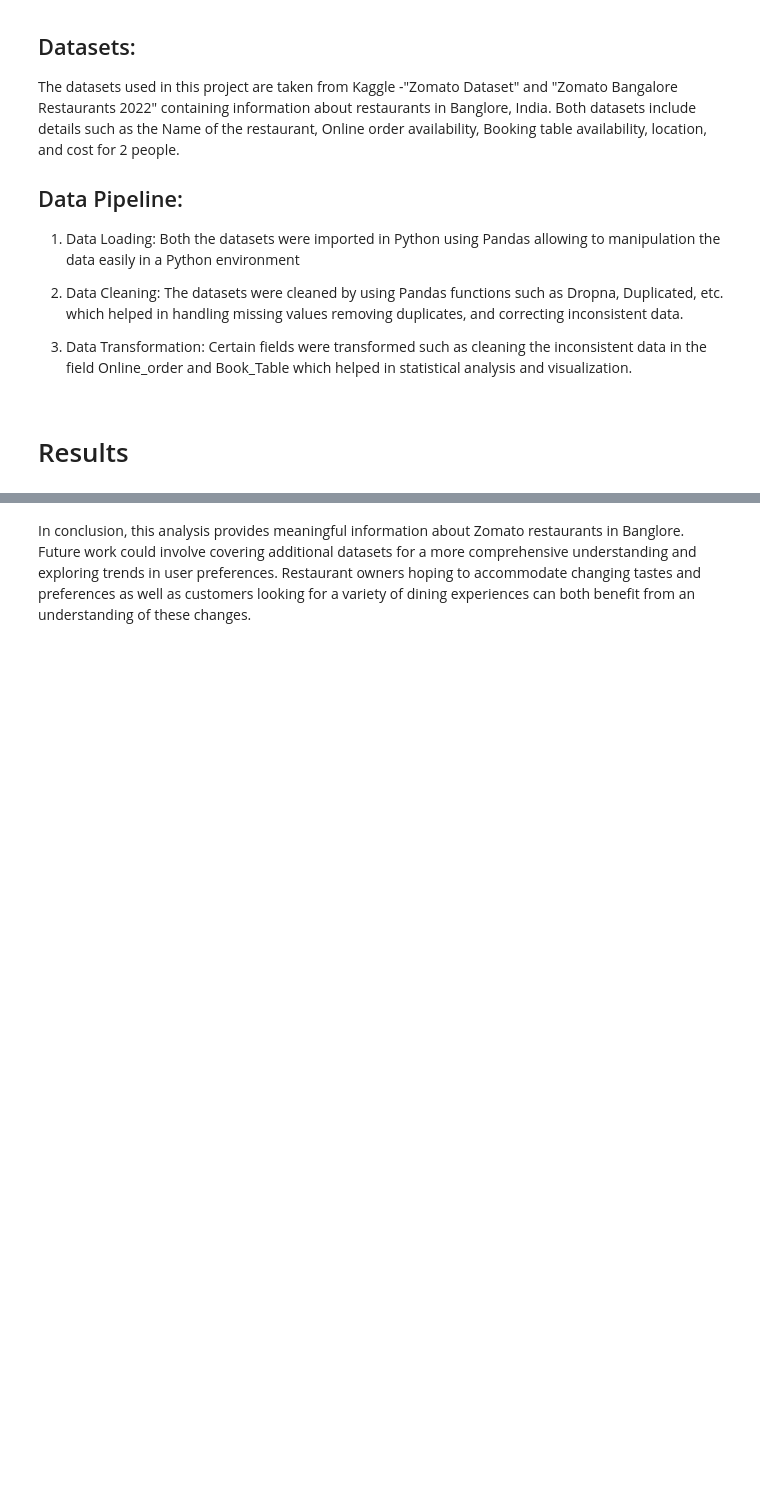
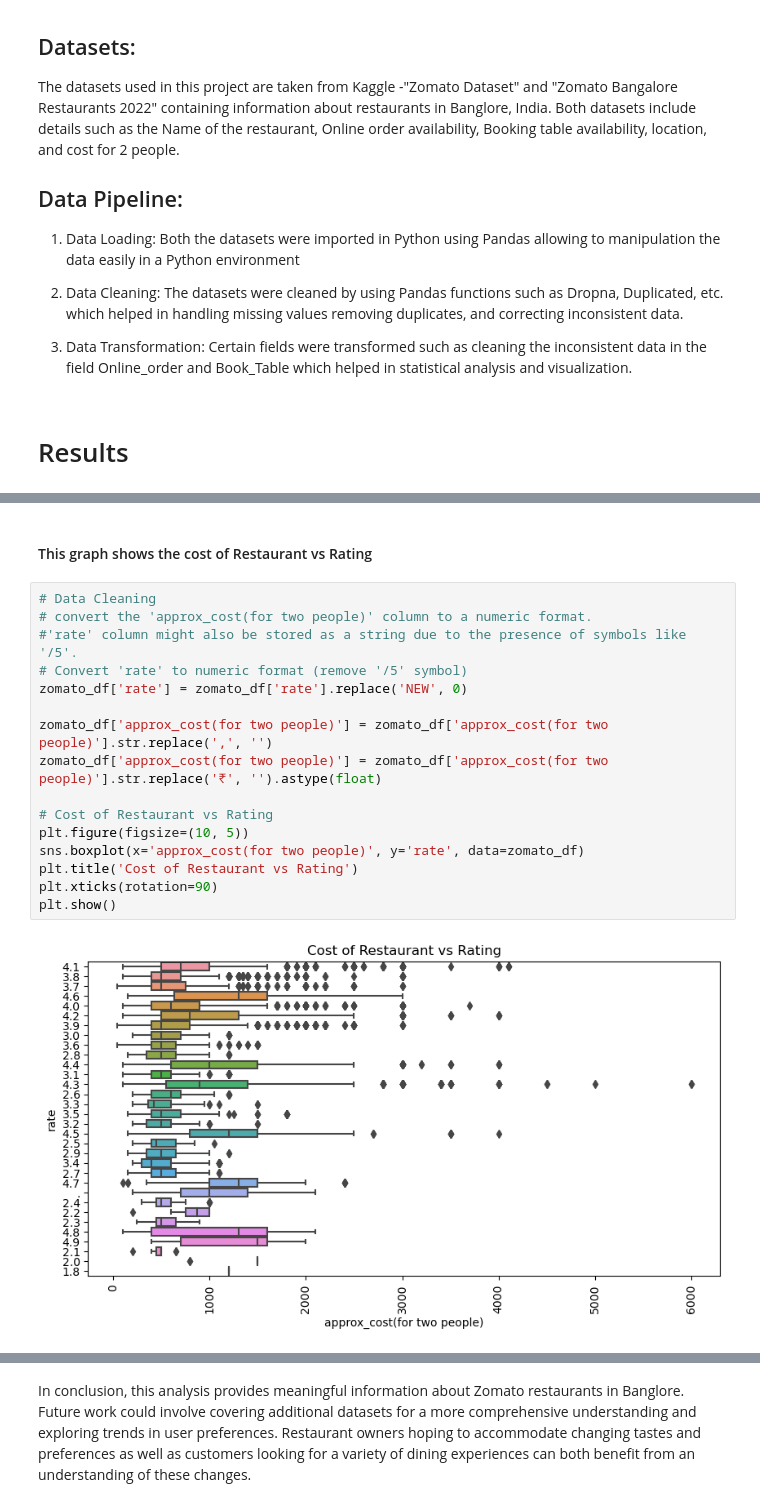
Before and after one commit to Akshatkhara2000/made-template-WS2324, a Jupyter notebook: project/report.ipynb, the cells around one changed output, grey strips where cells are left out. Saved outputs shown, nothing was run; the diff lists cells and outputs as text; blank space fills up the shorter version.

```diff
--- a/project/report.ipynb
+++ b/project/report.ipynb
@@ -24,0 +103,20 @@ The table provided below gives a glimpse of the cleaned dataset 1 "Zomato Datase
+# %% [markdown]
+####  This graph shows the cost of Restaurant vs Rating
+# %%
+# Data Cleaning
+# convert the 'approx_cost(for two people)' column to a numeric format.
+#'rate' column might also be stored as a string due to the presence of symbols like '/5'.
+# Convert 'rate' to numeric format (remove '/5' symbol)
+zomato_df['rate'] = zomato_df['rate'].replace('NEW', 0)
+
+zomato_df['approx_cost(for two people)'] = zomato_df['approx_cost(for two people)'].str.replace(',', '')
+zomato_df['approx_cost(for two people)'] = zomato_df['approx_cost(for two people)'].str.replace('₹', '').astype(float)
+
+# Cost of Restaurant vs Rating
+plt.figure(figsize=(10, 5))
+sns.boxplot(x='approx_cost(for two people)', y='rate', data=zomato_df)
+plt.title('Cost of Restaurant vs Rating')
+plt.xticks(rotation=90)
+plt.show()
+# %% [output]
+[figure, added]
```
Also changed, not shown: parts of 26 cells of this notebook, 1 other file.
